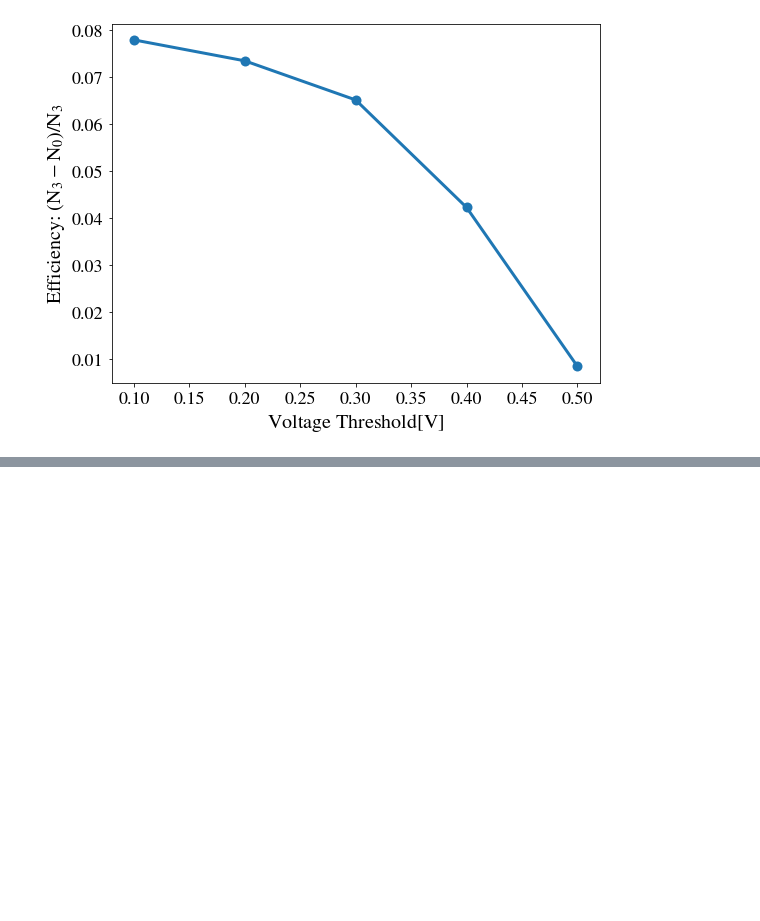
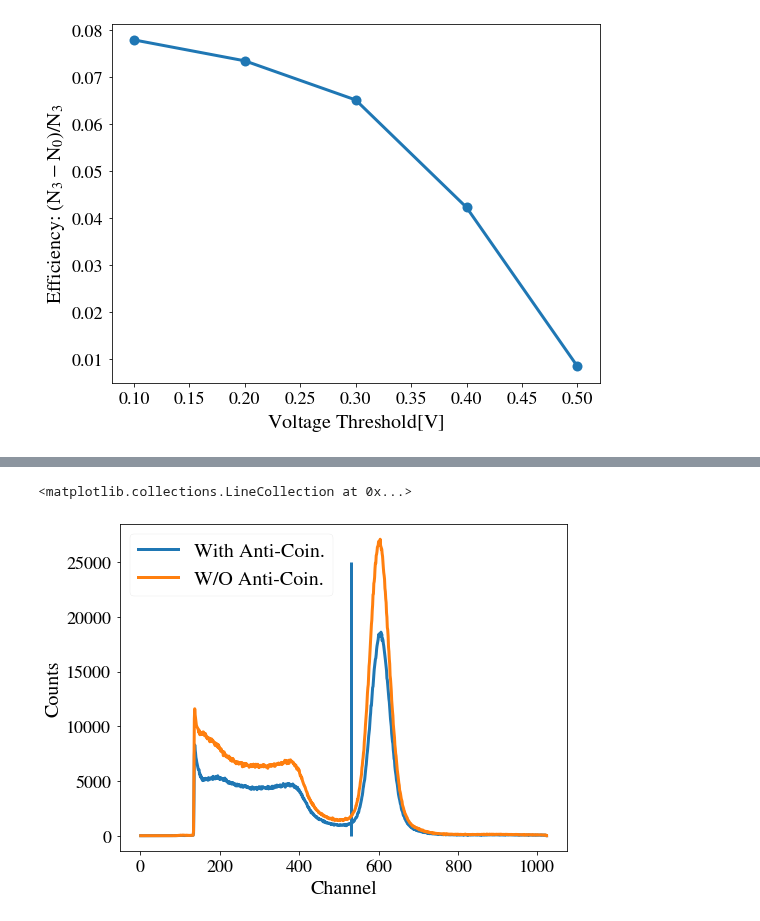
Before and after one commit to DickyChant/AdvNuclExp, a Jupyter notebook: Exp3/analysis/test.ipynb, the cells around one changed output, grey strips where cells are left out. Cells and saved outputs as stored; diff of their text form; code cells hidden in the pictures; blank space fills up the shorter version.

```diff
--- a/Exp3/analysis/test.ipynb
+++ b/Exp3/analysis/test.ipynb
@@ -59,0 +82,10 @@ eff.T.to_latex("../Report/Efficiency.tex",header=False)
+# %%
+plt.plot(Channel,AntiCo,label="With Anti-Coin.")
+plt.plot(Channel,WOCo,label="W/O Anti-Coin.")
+plt.xlabel("Channel")
+plt.ylabel("Counts")
+plt.legend()
+plt.vlines(530,0,25000)
+# %% [output]
+<matplotlib.collections.LineCollection at 0x...>
+[figure, added]
```
Also changed, not shown: parts of 2 cells of this notebook, 6 other files.
